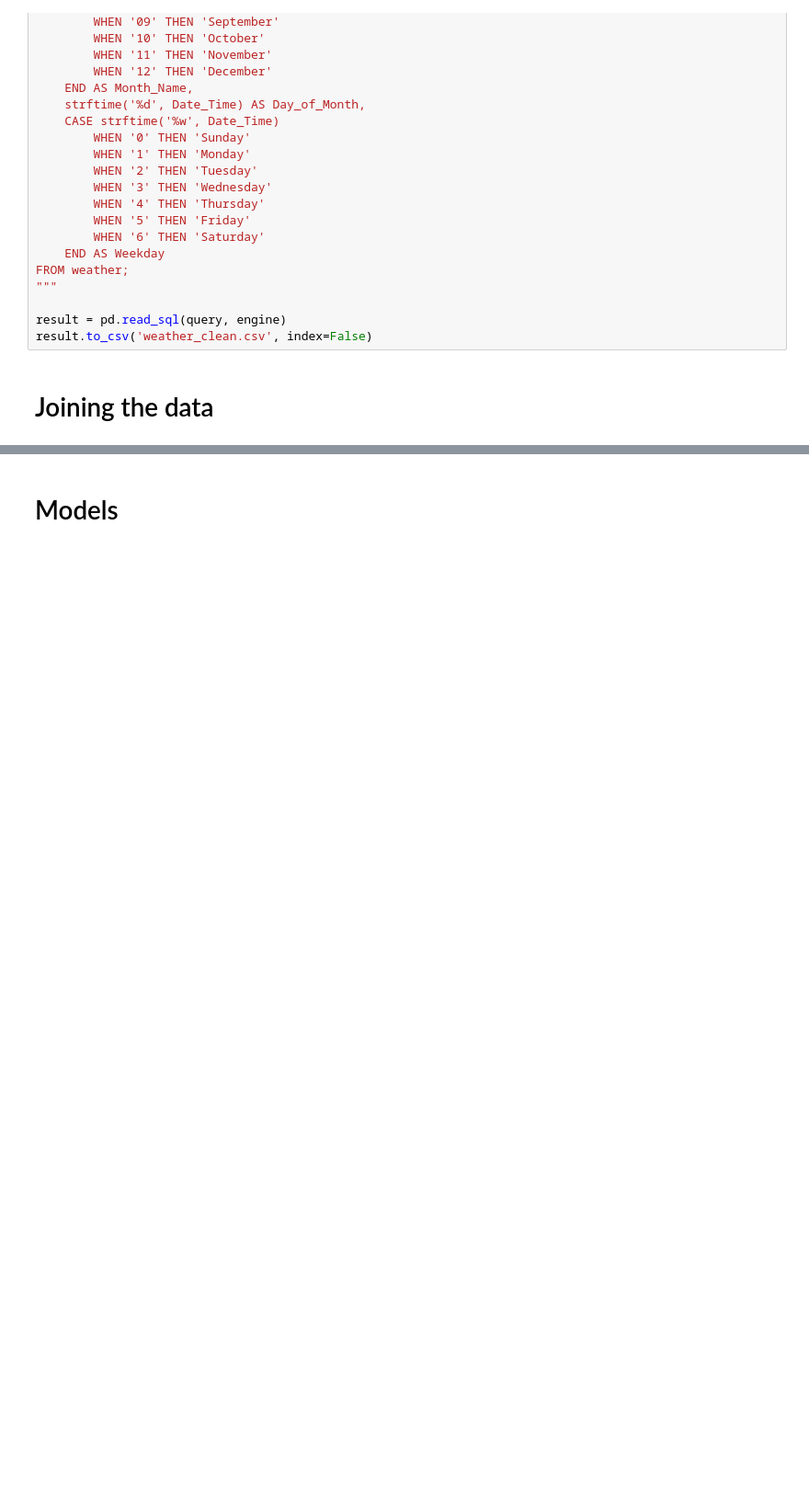
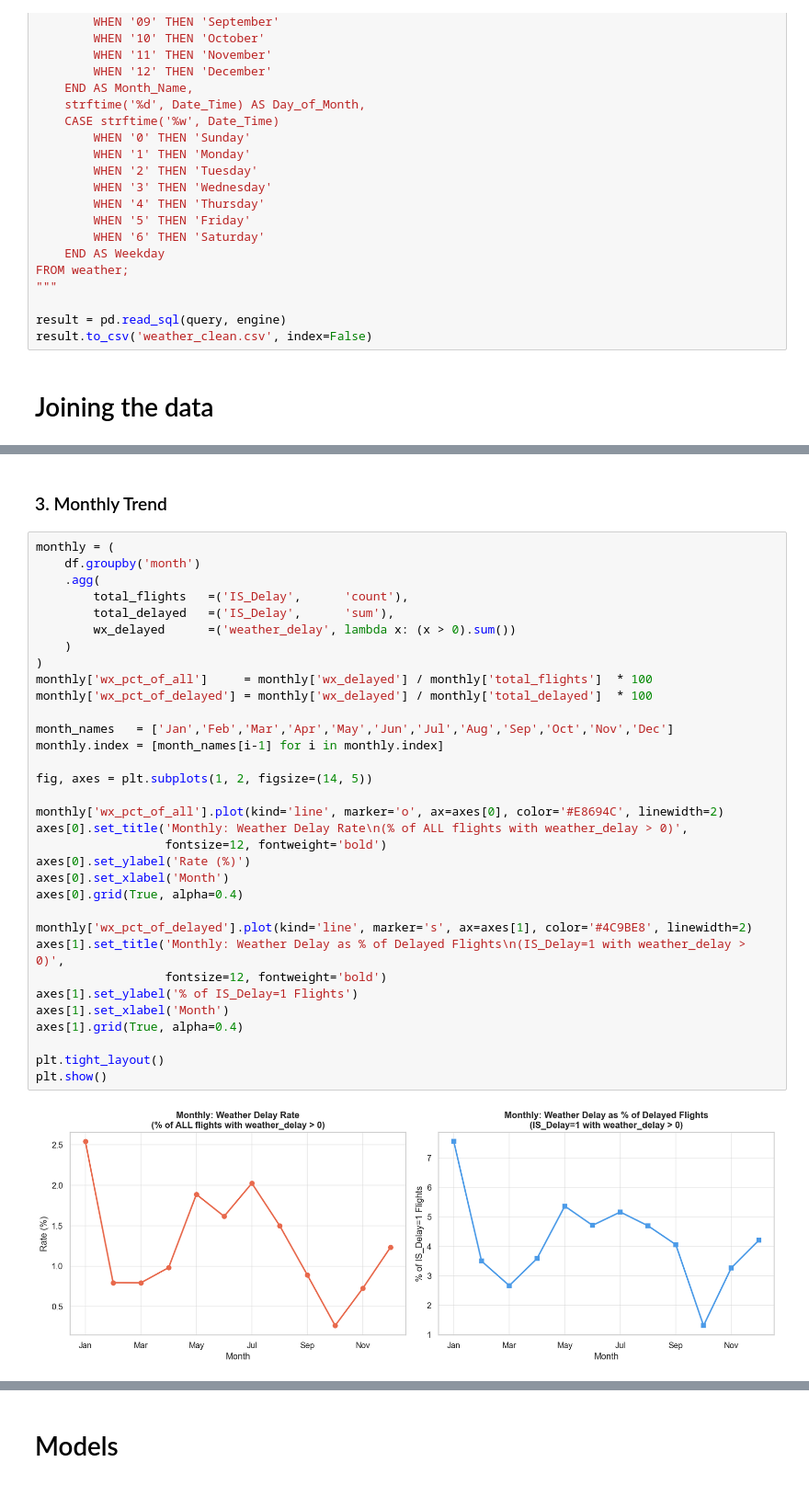
Before and after one commit to viduu24/Flight_Delay_Prediction, a Jupyter notebook: D2L_Submission/modeling.ipynb, the cells around one changed output, grey strips where cells are left out. Shown at 92% size. Saved outputs shown, nothing was run; the diff lists cells and outputs as text; blank space fills up the shorter version.

```diff
--- a/D2L_Submission/modeling.ipynb
+++ b/D2L_Submission/modeling.ipynb
@@ -320,0 +418,37 @@ Saved to: merged_flights.csv
+# %% [markdown]
+### 3. Monthly Trend
+# %%
+monthly = (
+    df.groupby('month')
+    .agg(
+        total_flights   =('IS_Delay',      'count'),
+        total_delayed   =('IS_Delay',      'sum'),
+        wx_delayed      =('weather_delay', lambda x: (x > 0).sum())
+    )
+)
+monthly['wx_pct_of_all']     = monthly['wx_delayed'] / monthly['total_flights']  * 100
+monthly['wx_pct_of_delayed'] = monthly['wx_delayed'] / monthly['total_delayed']  * 100
+
+month_names   = ['Jan','Feb','Mar','Apr','May','Jun','Jul','Aug','Sep','Oct','Nov','Dec']
+monthly.index = [month_names[i-1] for i in monthly.index]
+
+fig, axes = plt.subplots(1, 2, figsize=(14, 5))
+
+monthly['wx_pct_of_all'].plot(kind='line', marker='o', ax=axes[0], color='#E8694C', linewidth=2)
+axes[0].set_title('Monthly: Weather Delay Rate\n(% of ALL flights with weather_delay > 0)',
+                  fontsize=12, fontweight='bold')
+axes[0].set_ylabel('Rate (%)')
+axes[0].set_xlabel('Month')
+axes[0].grid(True, alpha=0.4)
+
+monthly['wx_pct_of_delayed'].plot(kind='line', marker='s', ax=axes[1], color='#4C9BE8', linewidth=2)
+axes[1].set_title('Monthly: Weather Delay as % of Delayed Flights\n(IS_Delay=1 with weather_delay > 0)',
+                  fontsize=12, fontweight='bold')
+axes[1].set_ylabel('% of IS_Delay=1 Flights')
+axes[1].set_xlabel('Month')
+axes[1].grid(True, alpha=0.4)
+
+plt.tight_layout()
+plt.show()
+# %% [output]
+[figure, added]
```
Also changed, not shown: parts of 11 cells of this notebook, 2 other files.
